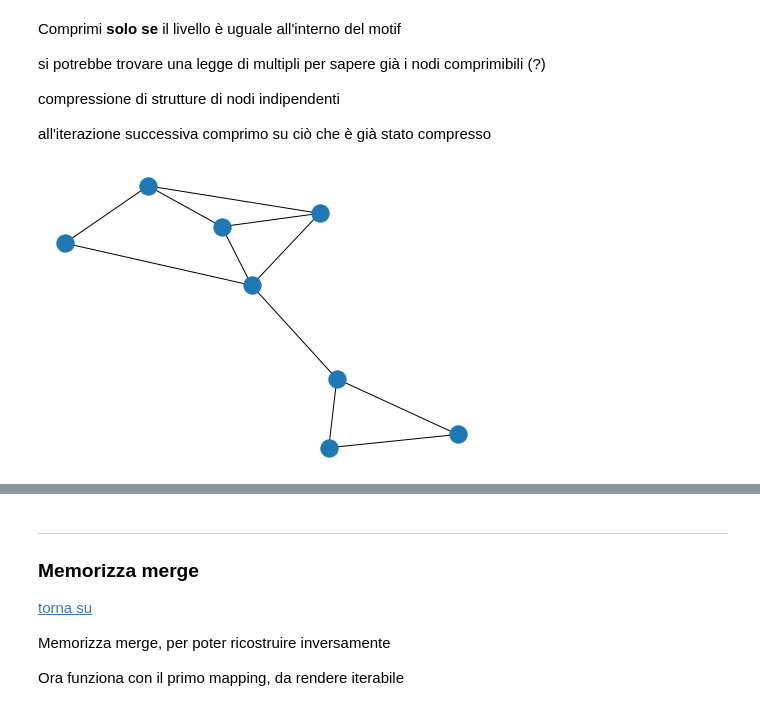
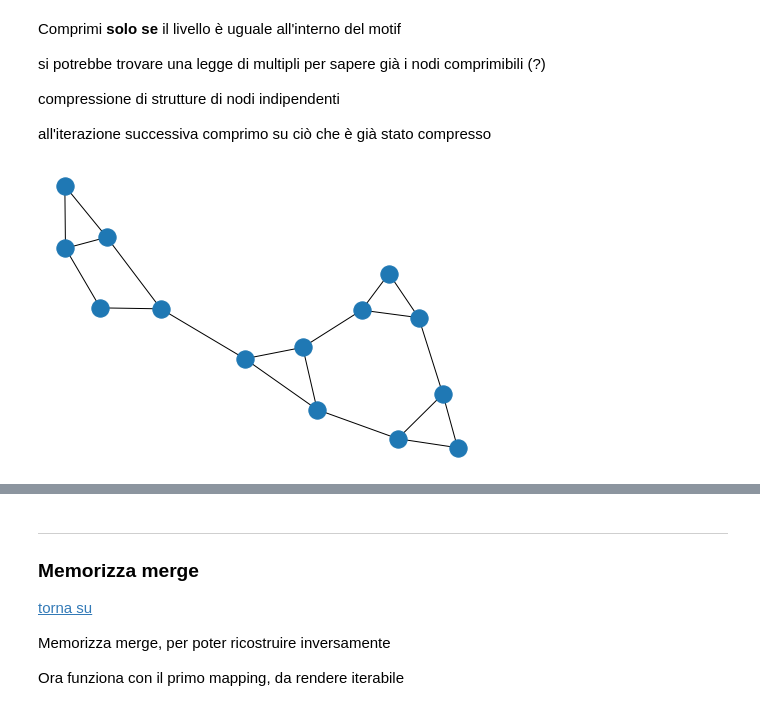
Before and after one commit to kdd-lab/2020_Trevisan, a Jupyter notebook: code/notebook/2_Pipeline_gerarchica_multicollasso_flag_ALTRITEST.ipynb, the cells around one changed output, grey strips where cells are left out. Cells and saved outputs as stored; diff of their text form; code cells hidden in the pictures.

```diff
--- a/code/notebook/2_Pipeline_gerarchica_multicollasso_flag_ALTRITEST.ipynb
+++ b/code/notebook/2_Pipeline_gerarchica_multicollasso_flag_ALTRITEST.ipynb
@@ -232,14 +246,6 @@ si potrebbe trovare una legge di multipli per sapere già i nodi comprimibili (?
 compressione di strutture di nodi indipendenti
 
 all'iterazione successiva comprimo su ciò che è già stato compresso
-# %%
-# grafo test di base G
-
-G0 = nx.Graph()
-G0.add_edges_from([(7, 1), (8, 1), (7, 8), (1, 2), (2, 3), (2, 4), (2, 5), (4, 5), (3, 6), (4, 6), (5, 6)])
-nx.draw(G0)
-# %% [output]
-[figure, removed]
 # %%
 motif = nx.Graph()
 motif.add_edges_from([(1, 2), (2, 3), (3, 1)])
@@ -249,3 +253,13 @@ G = rinomina(G1)
+# %%
+G0 = nx.Graph()
+G0.add_edges_from([(1, 2), (2, 3), (1, 3), (2, 4), (4, 5), (5, 6), (4, 6),
+                   (6, 8), (7, 8), (7, 9), (8, 9), (3, 7), (5, 14), (14, 10),
+                   (14, 13), (10, 11), (11, 12), (10, 12), (12, 13)])
+nx.draw(G0)
+
+G = rinomina(G0)
+# %% [output]
+[figure, added]
 # %%
 def all_equal(iterator):
     iterator = [x[0] for x in iterator]
```
Also changed, not shown: parts of 18 cells of this notebook.
